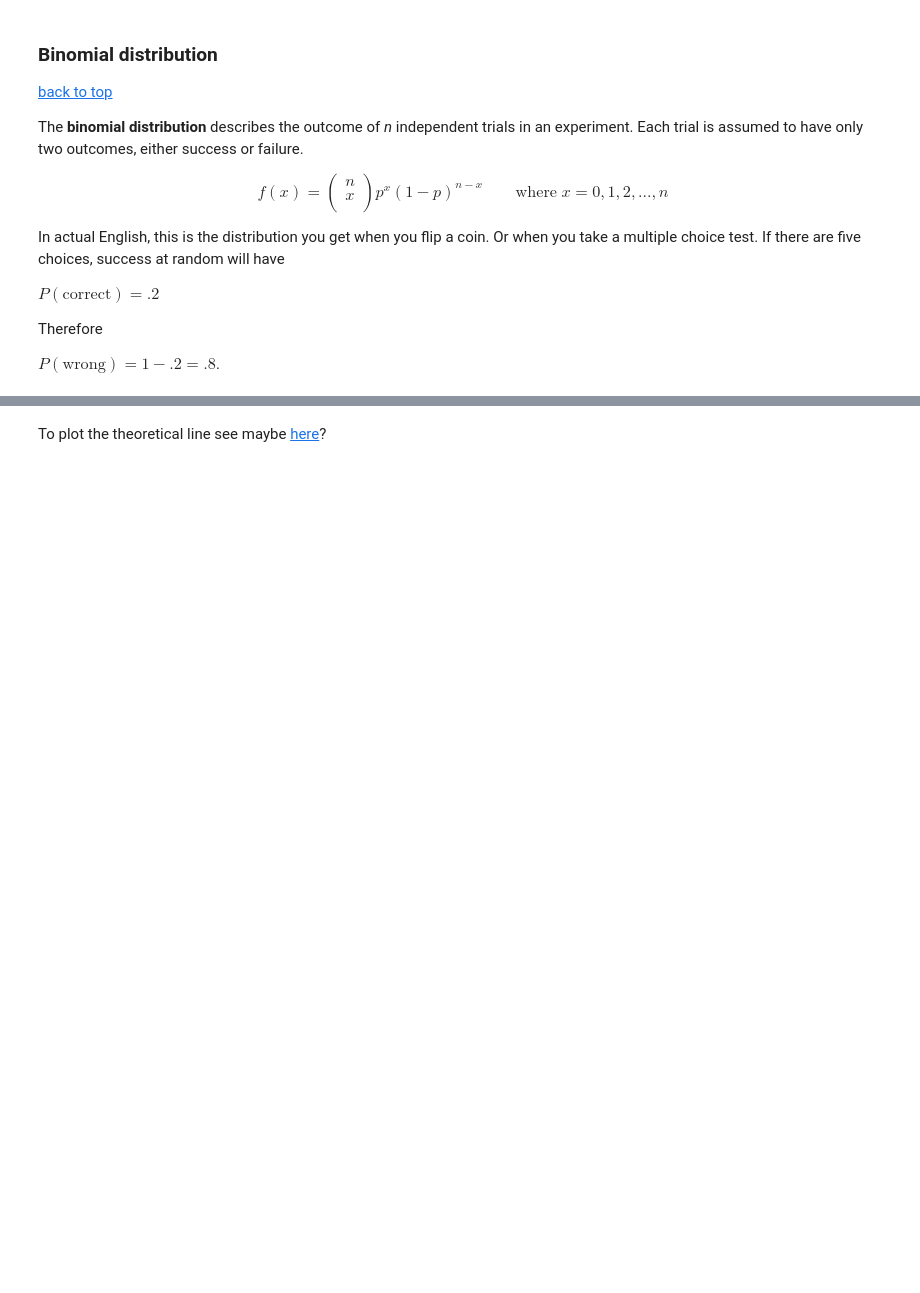
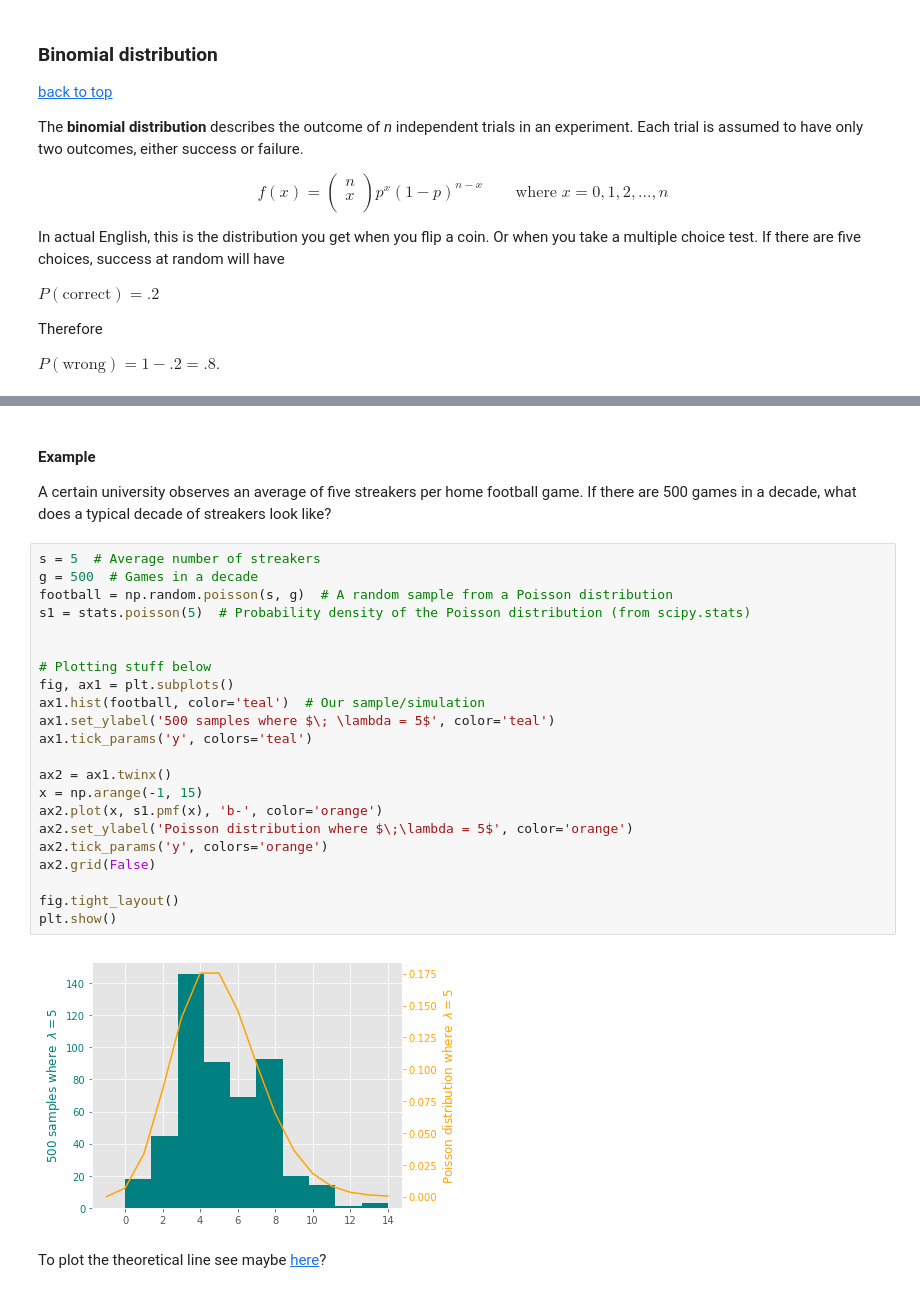
Before and after one commit to mehemken/stats_sesh, a Jupyter notebook: Stats ML with Python.ipynb, the cells around one changed output, grey strips where cells are left out. Drawn from its saved outputs; the diff is of its cells as text; blank space fills up the shorter version.

```diff
--- a/Stats ML with Python.ipynb
+++ b/Stats ML with Python.ipynb
@@ -337,2 +337,30 @@ def my_poisson(x, l):
+# %% [markdown]
+#### Example
+
+A certain university observes an average of five streakers per home football game. If there are 500 games in a decade, what does a typical decade of streakers look like?
+# %%
+s = 5  # Average number of streakers
+g = 500  # Games in a decade
+football = np.random.poisson(s, g)  # A random sample from a Poisson distribution
+s1 = stats.poisson(5)  # Probability density of the Poisson distribution (from scipy.stats)
+
+
+# Plotting stuff below
+fig, ax1 = plt.subplots()
+ax1.hist(football, color='teal')  # Our sample/simulation
+ax1.set_ylabel('500 samples where $\; \lambda = 5$', color='teal')
+ax1.tick_params('y', colors='teal')
+
+ax2 = ax1.twinx()
+x = np.arange(-1, 15)
+ax2.plot(x, s1.pmf(x), 'b-', color='orange')
+ax2.set_ylabel('Poisson distribution where $\;\lambda = 5$', color='orange')
+ax2.tick_params('y', colors='orange')
+ax2.grid(False)
+
+fig.tight_layout()
+plt.show()
+# %% [output]
+[figure, added]
 # %% [markdown]
 To plot the theoretical line see maybe [here](http://www.astroml.org/book_figures/chapter3/fig_poisson_distribution.html)?
```
Also changed, not shown: parts of 20 cells of this notebook.
